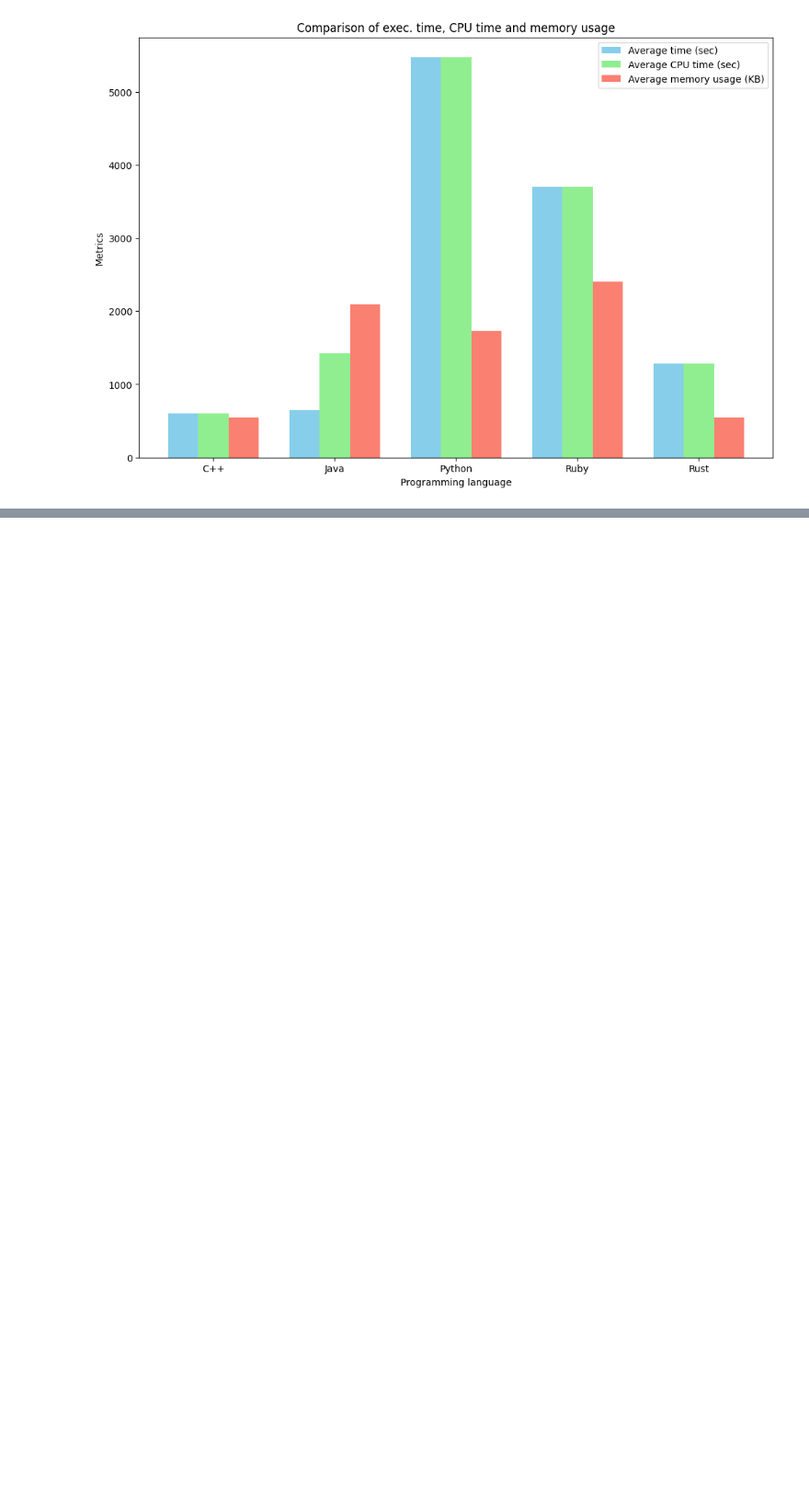
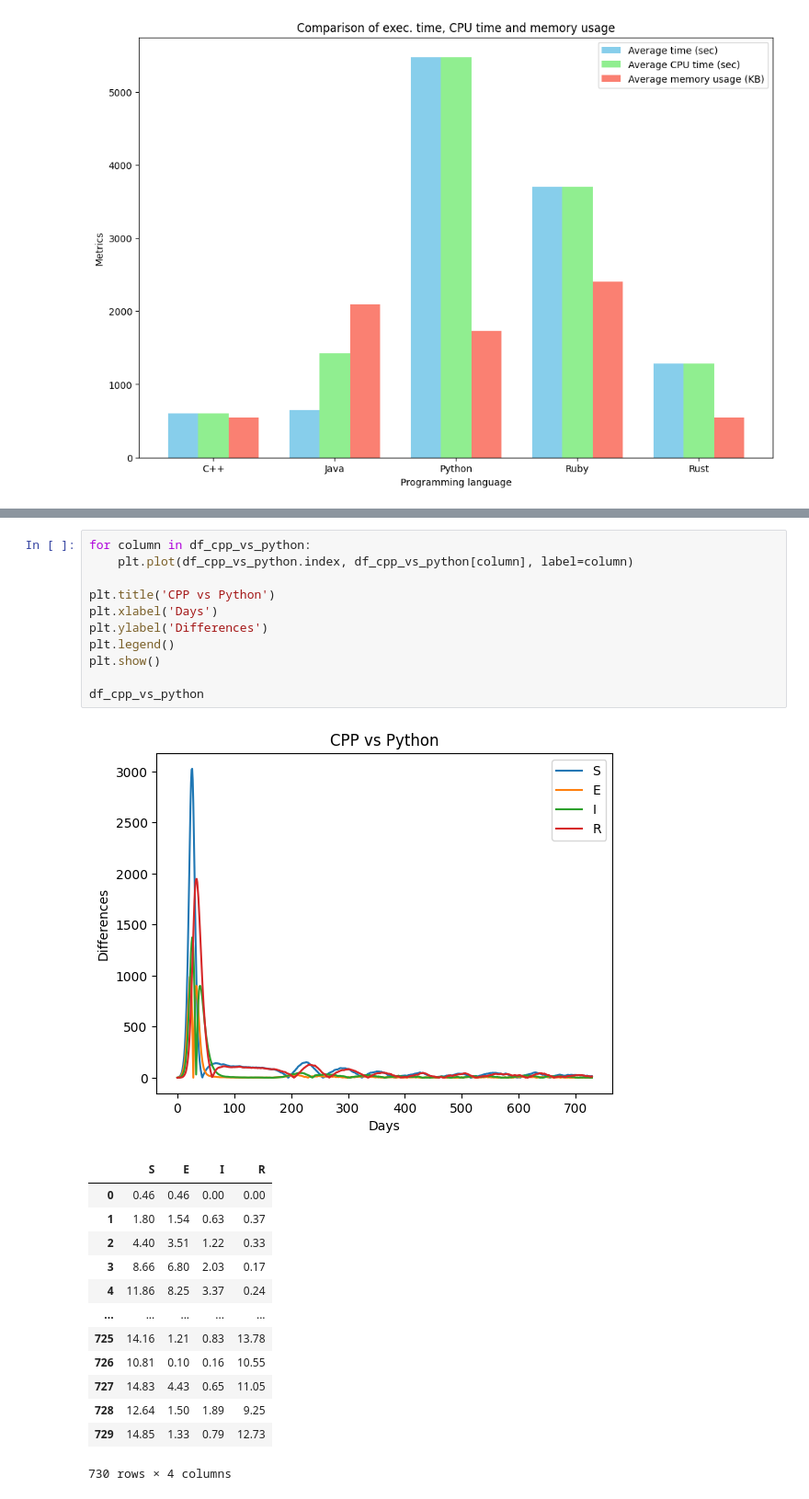
Before and after one commit to reynaldesgr/SMA-Multi-Languages, a Jupyter notebook: notebook-sim/results.ipynb, the cells around one changed output, grey strips where cells are left out. Shown at 92% size. Saved outputs shown, nothing was run; the diff lists cells and outputs as text; blank space fills up the shorter version.

```diff
--- a/notebook-sim/results.ipynb
+++ b/notebook-sim/results.ipynb
@@ -341,0 +428,26 @@ plt.show()
+# %%
+for column in df_cpp_vs_python:
+    plt.plot(df_cpp_vs_python.index, df_cpp_vs_python[column], label=column)
+
+plt.title('CPP vs Python')
+plt.xlabel('Days')
+plt.ylabel('Differences')
+plt.legend()
+plt.show()
+
+df_cpp_vs_python
+# %% [output]
+[figure, added]
+|  | S | E | I | R |
+| 0 | 0.46 | 0.46 | 0.00 | 0.00 |
+| 1 | 1.80 | 1.54 | 0.63 | 0.37 |
+| 2 | 4.40 | 3.51 | 1.22 | 0.33 |
+| 3 | 8.66 | 6.80 | 2.03 | 0.17 |
+| 4 | 11.86 | 8.25 | 3.37 | 0.24 |
+| ... | ... | ... | ... | ... |
+| 725 | 14.16 | 1.21 | 0.83 | 13.78 |
+| 726 | 10.81 | 0.10 | 0.16 | 10.55 |
+| 727 | 14.83 | 4.43 | 0.65 | 11.05 |
+| 728 | 12.64 | 1.50 | 1.89 | 9.25 |
+| 729 | 14.85 | 1.33 | 0.79 | 12.73 |
+730 rows × 4 columns
```
Also changed, not shown: parts of 4 cells of this notebook.
